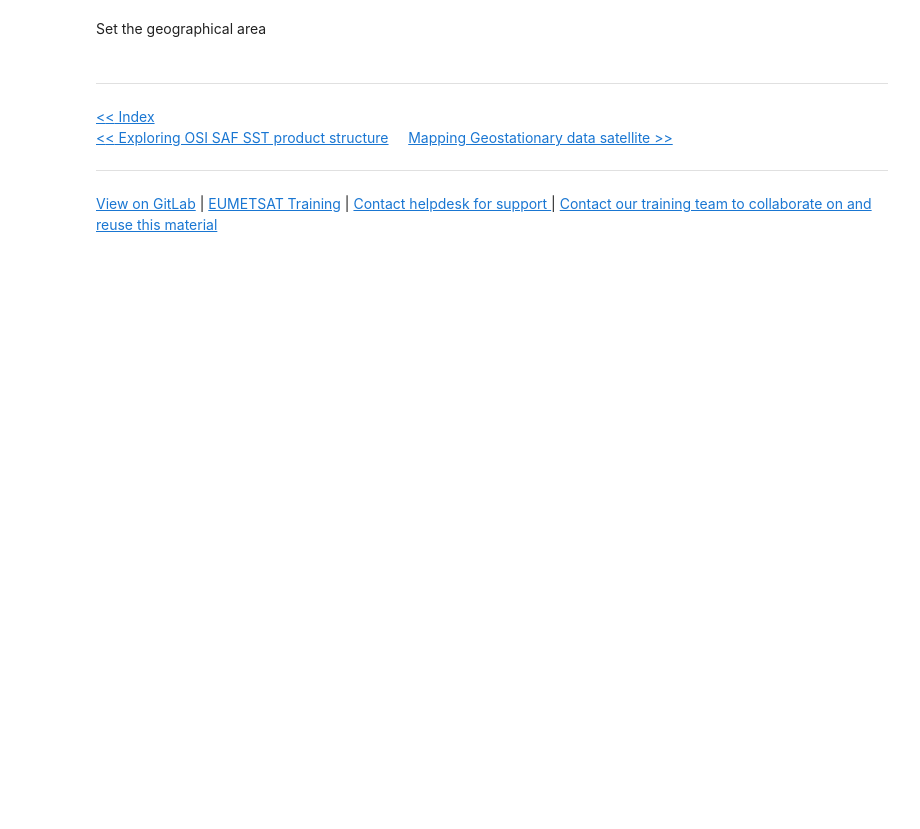
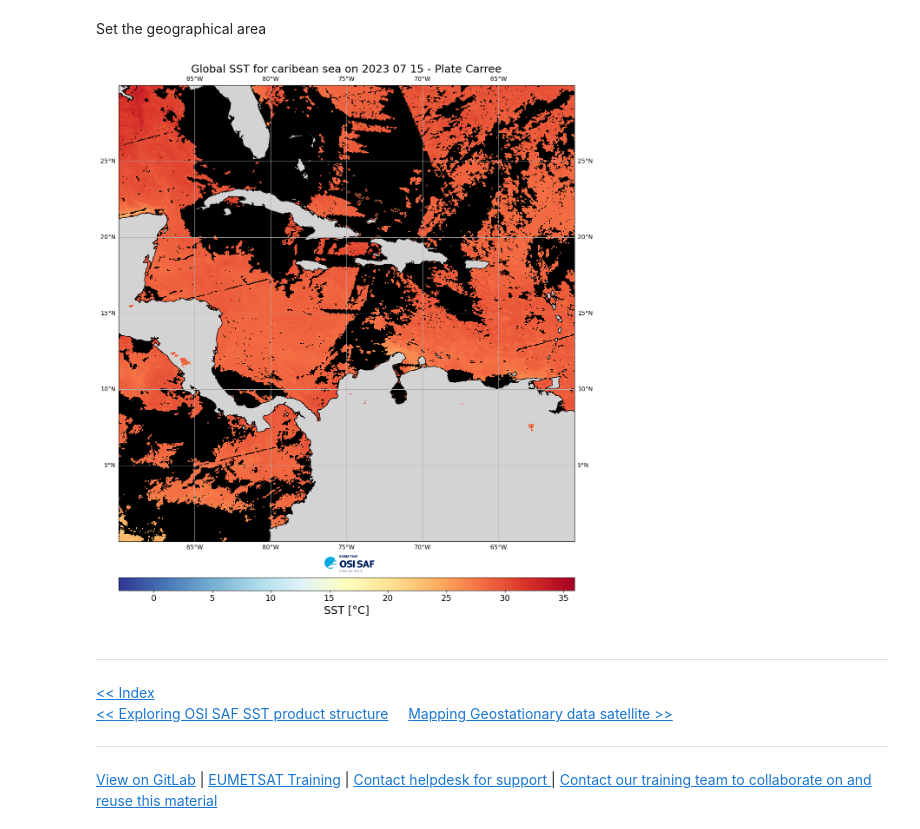
Before and after one commit to eumetsat/learn-osi-saf-sst, a Jupyter notebook: 1_OSI_SAF_sst_introductory/1_3a_OSI_SAF_SST_mapping_Global_Metop_SST.ipynb, the cells around one changed output. Cells and saved outputs as stored; diff of their text form; code cells hidden in the pictures; blank space fills up the shorter version.

```diff
--- a/1_OSI_SAF_sst_introductory/1_3a_OSI_SAF_SST_mapping_Global_Metop_SST.ipynb
+++ b/1_OSI_SAF_sst_introductory/1_3a_OSI_SAF_SST_mapping_Global_Metop_SST.ipynb
@@ -259,22 +311,24 @@ lon_max = -60
 lat_min = 0
 lat_max = 30
 # %%
-fig = plt.figure(figsize=(16,12))
+fig = plt.figure(figsize=(14,15))
 
 # request output projection
 output_projection=ccrs.PlateCarree()
 
 # define title
 title = "Global SST for caribean sea on 2023 07 15 - Plate Carree"
 
 # Mapping sst
 im = mapping_sst(directory,
                  output_projection,
                  cmap,
                  title=title,
                  region=[lon_min,lon_max,lat_min,lat_max])
 
 add_colorbar(im, fig, orientation="horizontal", cmap=cmap)
+# %% [output]
+[figure, added]
 # %% [markdown]
 <hr>
 <a href="../Index.ipynb" target="_blank"><< Index</a>
```
Also changed, not shown: parts of 18 cells of this notebook.
